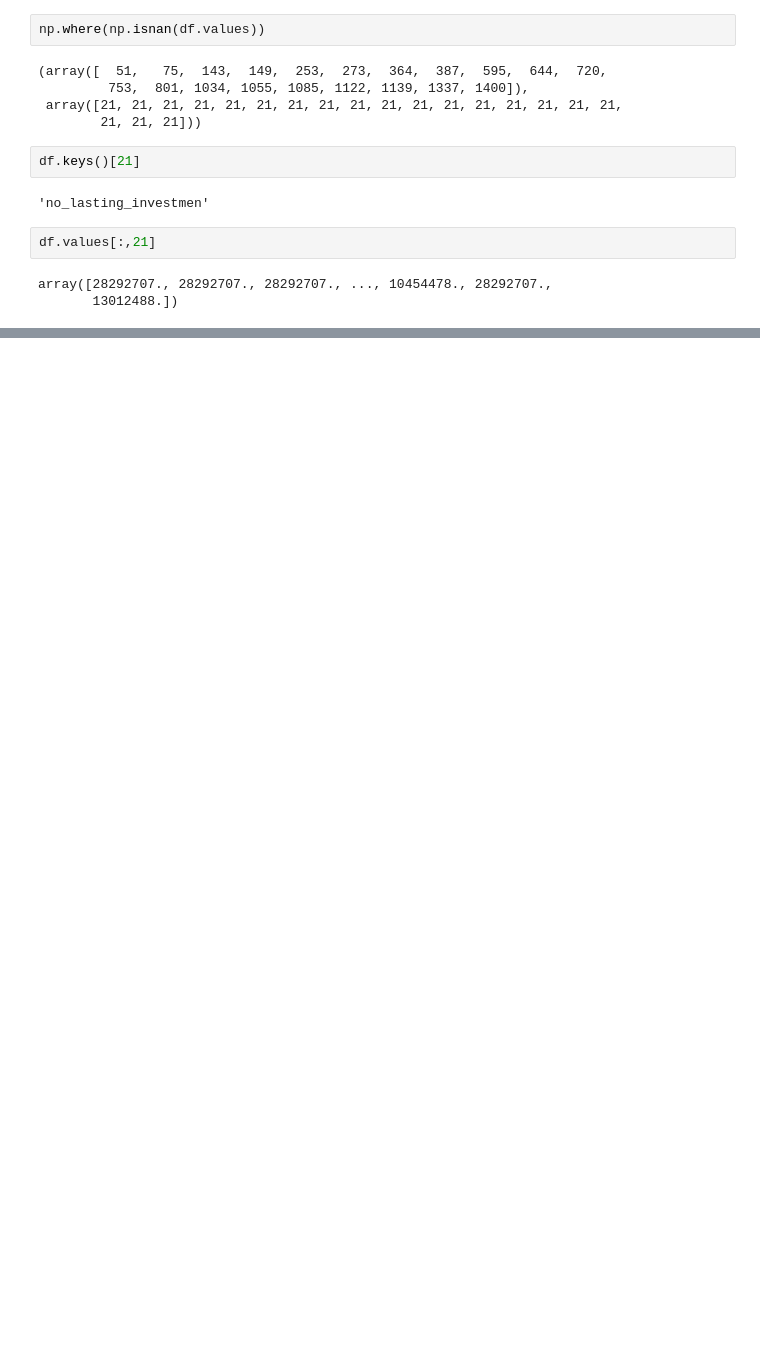
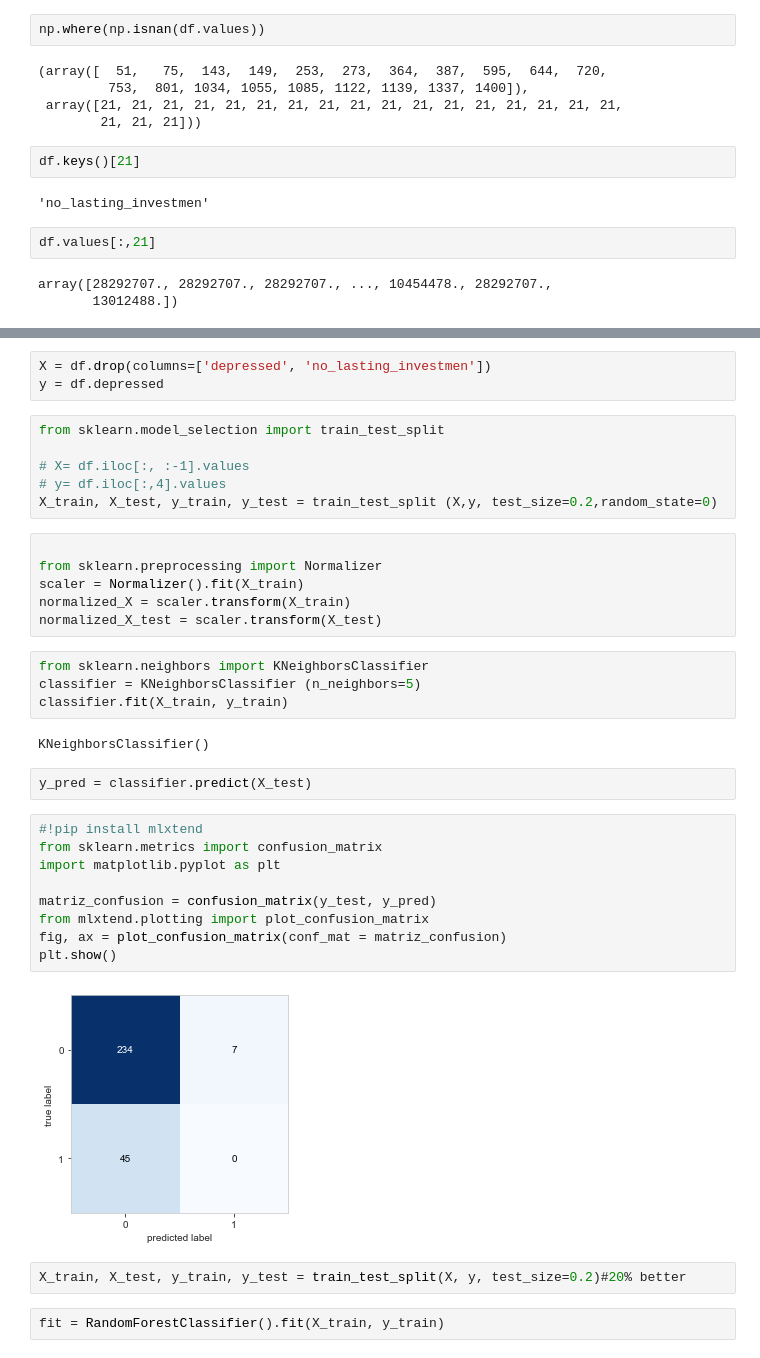
Before and after one commit to sumanta-barman/TechLabs_medicine, a Jupyter notebook: Depression_prediction.ipynb, the cells around one changed output, grey strips where cells are left out. Saved outputs shown, nothing was run; the diff lists cells and outputs as text; blank space fills up the shorter version.

```diff
--- a/Depression_prediction.ipynb
+++ b/Depression_prediction.ipynb
@@ -92,0 +106,38 @@ array([28292707., 28292707., 28292707., ..., 10454478., 28292707.,
+# %%
+X = df.drop(columns=['depressed', 'no_lasting_investmen'])
+y = df.depressed
+# %%
+from sklearn.model_selection import train_test_split
+
+# X= df.iloc[:, :-1].values
+# y= df.iloc[:,4].values
+X_train, X_test, y_train, y_test = train_test_split (X,y, test_size=0.2,random_state=0)
+# %%
+
+from sklearn.preprocessing import Normalizer
+scaler = Normalizer().fit(X_train)
+normalized_X = scaler.transform(X_train)
+normalized_X_test = scaler.transform(X_test)
+# %%
+from sklearn.neighbors import KNeighborsClassifier
+classifier = KNeighborsClassifier (n_neighbors=5)
+classifier.fit(X_train, y_train)
+# %% [output]
+KNeighborsClassifier()
+# %%
+y_pred = classifier.predict(X_test)
+# %%
+#!pip install mlxtend
+from sklearn.metrics import confusion_matrix
+import matplotlib.pyplot as plt
+
+matriz_confusion = confusion_matrix(y_test, y_pred)
+from mlxtend.plotting import plot_confusion_matrix
+fig, ax = plot_confusion_matrix(conf_mat = matriz_confusion)
+plt.show()
+# %% [output]
+[figure, added]
+# %%
+X_train, X_test, y_train, y_test = train_test_split(X, y, test_size=0.2)#20% better
+# %%
+fit = RandomForestClassifier().fit(X_train, y_train)
```
Also changed, not shown: parts of 8 cells of this notebook, 4 other files.
